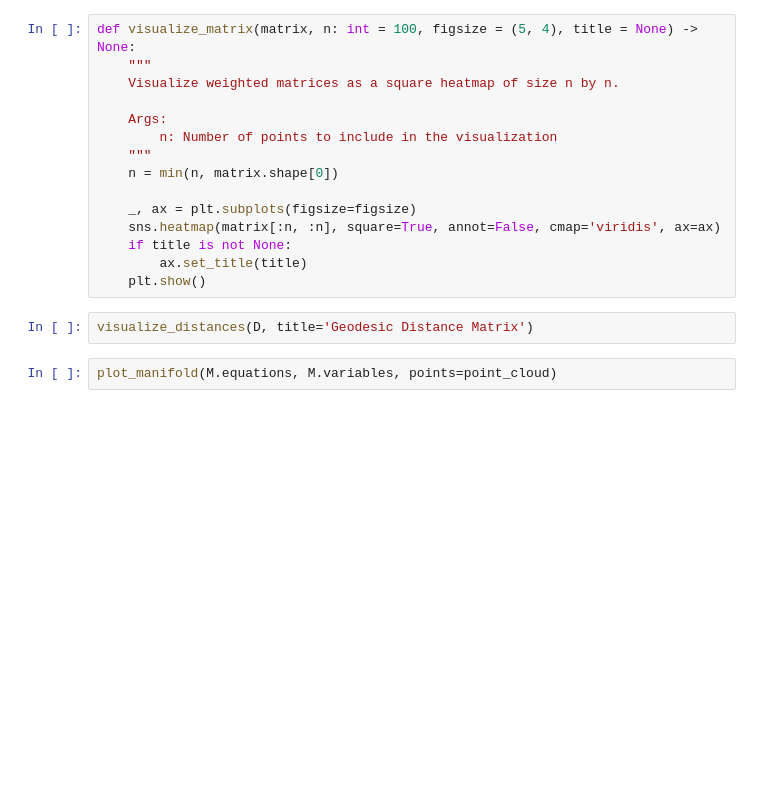
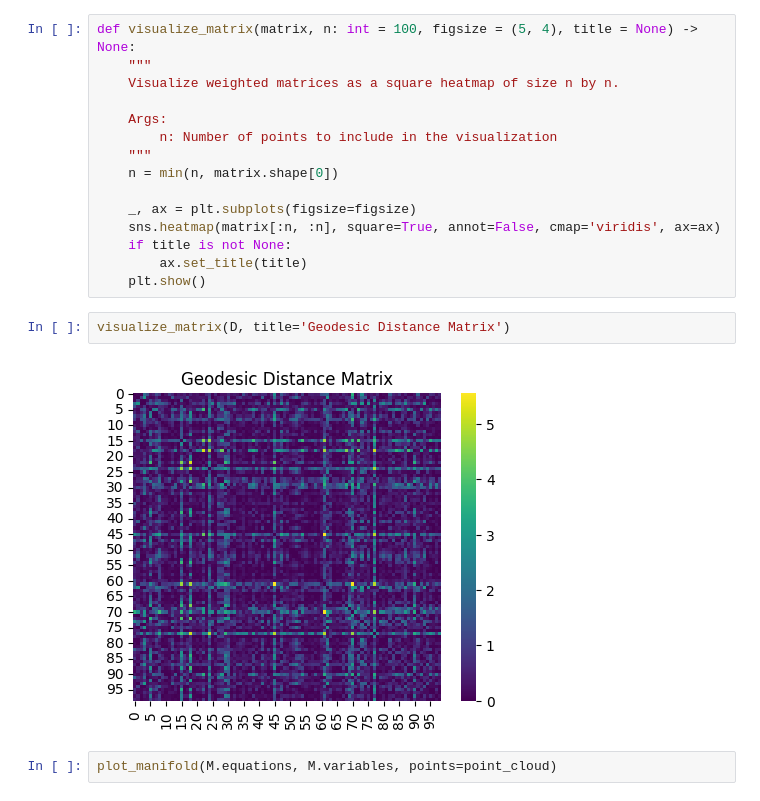
Before and after one commit to graphdatahub/NetworkInference, a Jupyter notebook: notebooks/demo.ipynb, the cells around one changed output. Cells and saved outputs as stored; diff of their text form; blank space fills up the shorter version.

```diff
--- a/notebooks/demo.ipynb
+++ b/notebooks/demo.ipynb
@@ -93,7 +93,9 @@ def visualize_matrix(matrix, n: int = 100, figsize = (5, 4), title = None) -> No
         ax.set_title(title)
     plt.show()
 # %%
-visualize_distances(D, title='Geodesic Distance Matrix')
+visualize_matrix(D, title='Geodesic Distance Matrix')
+# %% [output]
+[figure, added]
 # %%
 plot_manifold(M.equations, M.variables, points=point_cloud)
 # %% [markdown]
```
Also changed, not shown: parts of 12 cells of this notebook, 1 other file.
